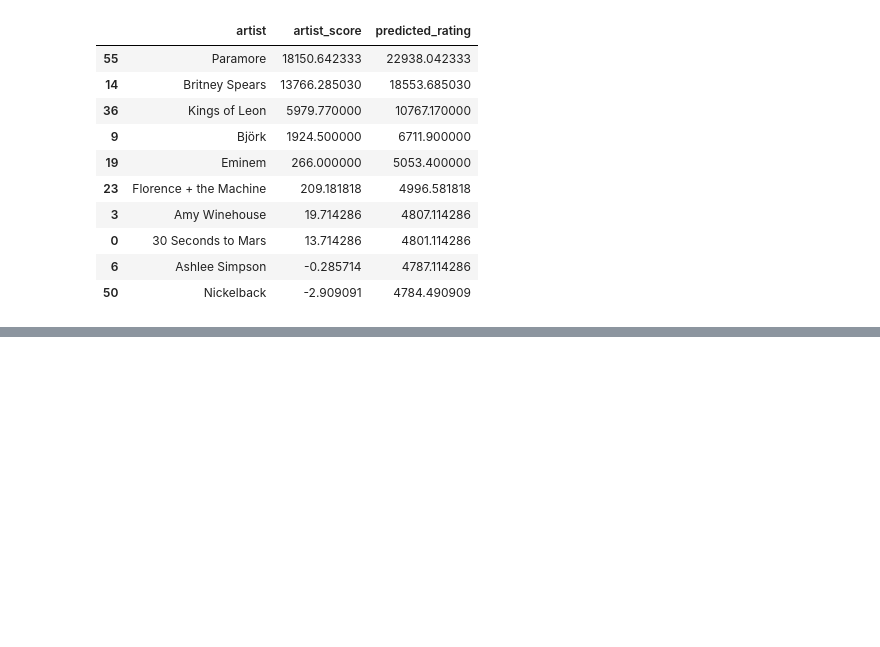
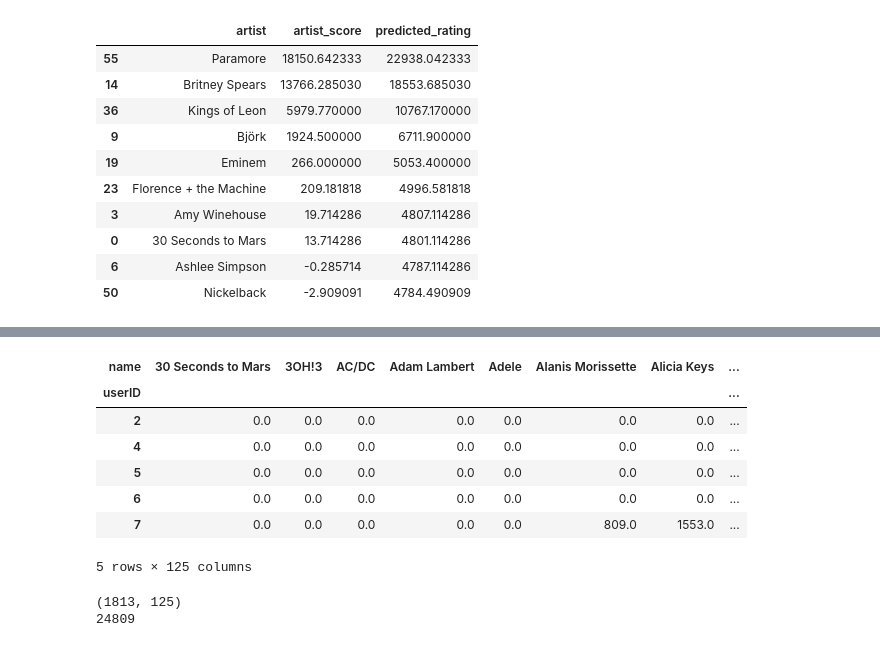
Before and after one commit to beasicilia14/ML3_Project2, a Jupyter notebook: ml3_project2.ipynb, the cells around one changed output, grey strips where cells are left out. Saved outputs shown, nothing was run; the diff lists cells and outputs as text; code cells hidden in the pictures; blank space fills up the shorter version.

```diff
--- a/ml3_project2.ipynb
+++ b/ml3_project2.ipynb
@@ -474,0 +647,25 @@ ranked_item_score.head(m)
+# %%
+#Los NaNs los rellenamos con 0s
+R_df = R_df.fillna(0)
+R_df.head()
+# %% [output]
+| name | 30 Seconds to Mars | 3OH!3 | AC/DC | Adam Lambert | Adele | Alanis Morissette | Alicia Keys | ... |
+| userID |  |  |  |  |  |  |  | ... |
+| 2 | 0.0 | 0.0 | 0.0 | 0.0 | 0.0 | 0.0 | 0.0 | ... |
+| 4 | 0.0 | 0.0 | 0.0 | 0.0 | 0.0 | 0.0 | 0.0 | ... |
+| 5 | 0.0 | 0.0 | 0.0 | 0.0 | 0.0 | 0.0 | 0.0 | ... |
+| 6 | 0.0 | 0.0 | 0.0 | 0.0 | 0.0 | 0.0 | 0.0 | ... |
+| 7 | 0.0 | 0.0 | 0.0 | 0.0 | 0.0 | 809.0 | 1553.0 | ... |
+5 rows × 125 columns
+# %%
+#Centraremos la matriz de ratings utilizando la media de cada usuario.
+R = R_df.to_numpy()
+
+user_ratings_mean = np.mean(R, axis=1)
+R_demeaned = R - user_ratings_mean.reshape(-1, 1)
+
+print(R.shape)
+print(np.count_nonzero(R))
+# %% [output]
+(1813, 125)
+24809
```
Also changed, not shown: parts of 35 cells of this notebook.
